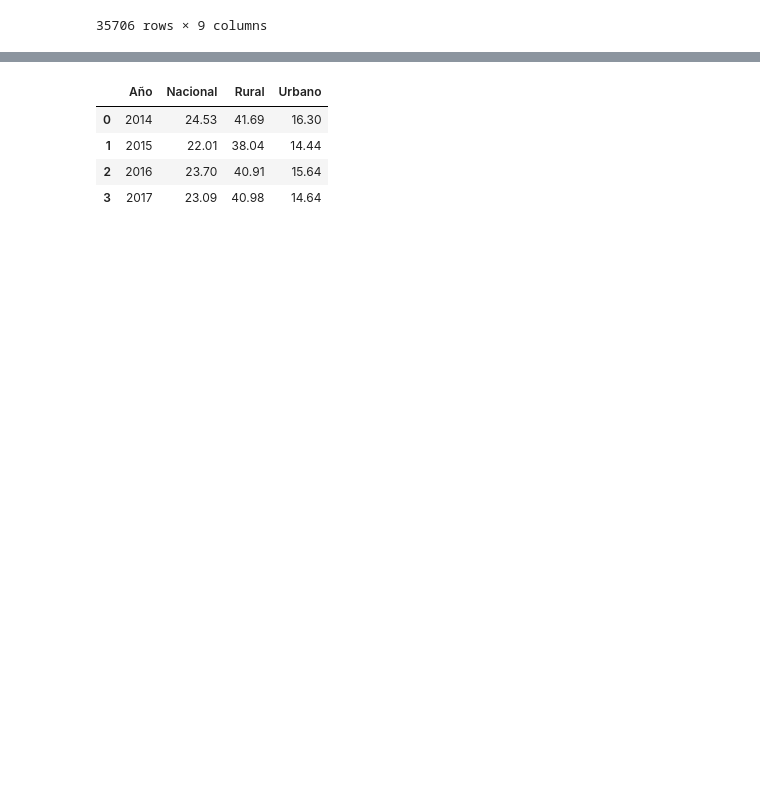
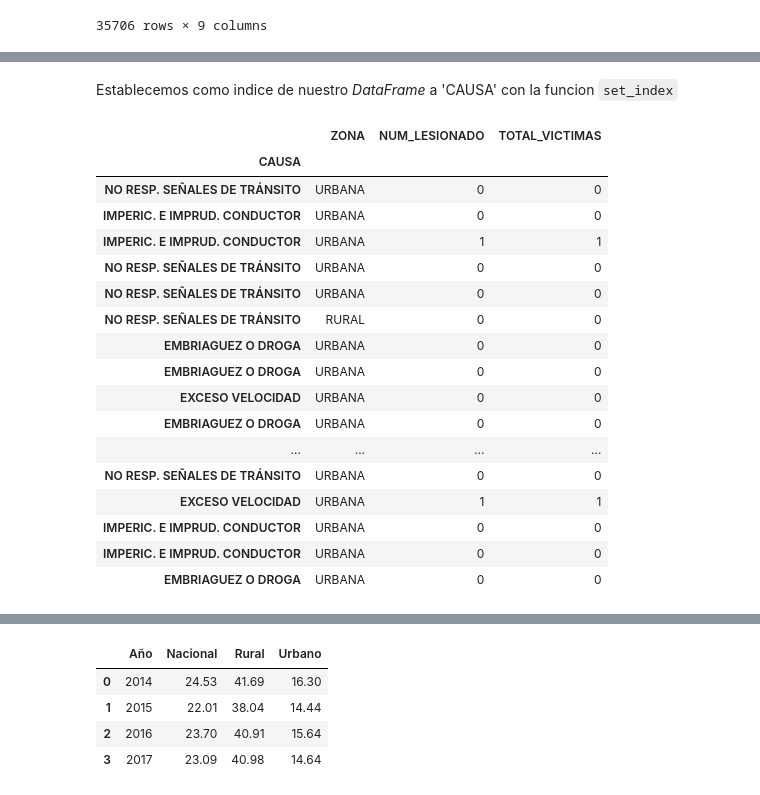
Before and after one commit to programacion-taw-utpl-001/trabajo-final-primer-bimestre-final-002, a Jupyter notebook: Proyecto_final.ipynb, the cells around one changed output, grey strips where cells are left out. Cells and saved outputs as stored; diff of their text form; code cells hidden in the pictures; blank space fills up the shorter version.

Commit message:
DataFrame 1

```diff
--- a/Proyecto_final.ipynb
+++ b/Proyecto_final.ipynb
@@ -118,0 +117,24 @@ datos3
+# %% [markdown]
+Establecemos como indice de nuestro *DataFrame* a 'CAUSA' con la funcion `set_index`
+# %%
+datos_final = datos4.set_index('CAUSA')
+datos_final
+# %% [output]
+|  | ZONA | NUM_LESIONADO | TOTAL_VICTIMAS |
+| CAUSA |  |  |  |
+| NO RESP. SEÑALES DE TRÁNSITO | URBANA | 0 | 0 |
+| IMPERIC. E IMPRUD. CONDUCTOR | URBANA | 0 | 0 |
+| IMPERIC. E IMPRUD. CONDUCTOR | URBANA | 1 | 1 |
+| NO RESP. SEÑALES DE TRÁNSITO | URBANA | 0 | 0 |
+| NO RESP. SEÑALES DE TRÁNSITO | URBANA | 0 | 0 |
+| NO RESP. SEÑALES DE TRÁNSITO | RURAL | 0 | 0 |
+| EMBRIAGUEZ O DROGA | URBANA | 0 | 0 |
+| EMBRIAGUEZ O DROGA | URBANA | 0 | 0 |
+| EXCESO VELOCIDAD | URBANA | 0 | 0 |
+| EMBRIAGUEZ O DROGA | URBANA | 0 | 0 |
+| ... | ... | ... | ... |
+| NO RESP. SEÑALES DE TRÁNSITO | URBANA | 0 | 0 |
+| EXCESO VELOCIDAD | URBANA | 1 | 1 |
+| IMPERIC. E IMPRUD. CONDUCTOR | URBANA | 0 | 0 |
+| IMPERIC. E IMPRUD. CONDUCTOR | URBANA | 0 | 0 |
+| EMBRIAGUEZ O DROGA | URBANA | 0 | 0 |
```
Also changed, not shown: parts of 17 cells of this notebook.
